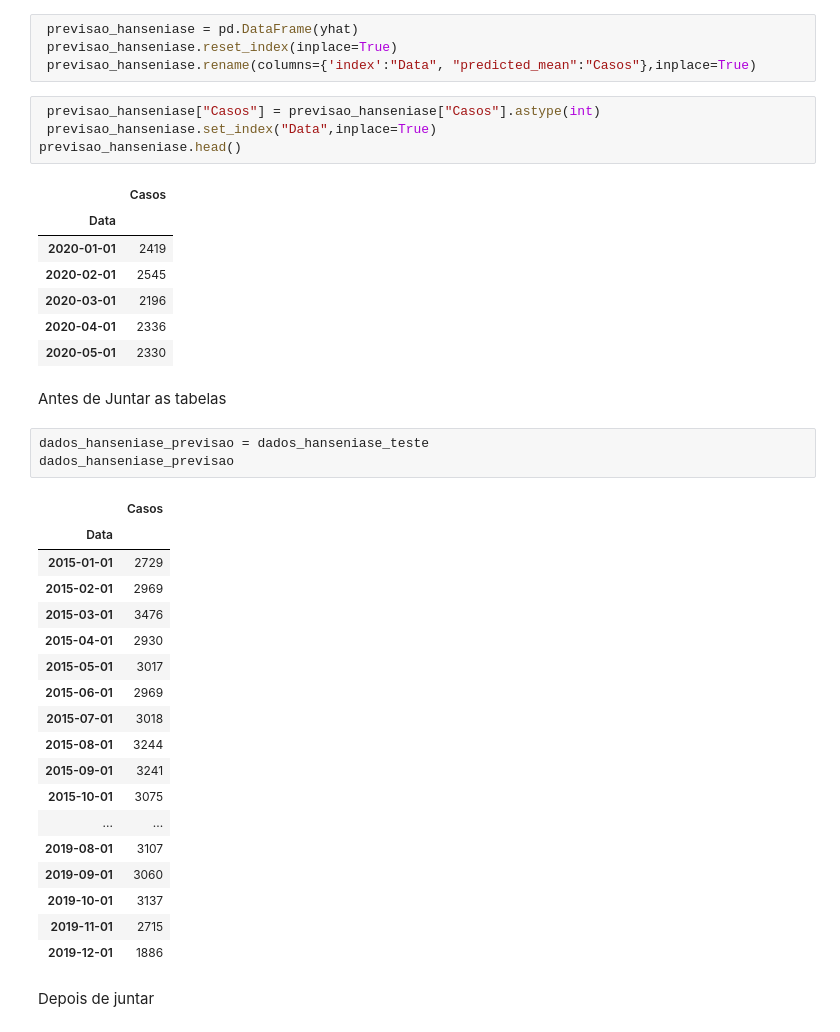
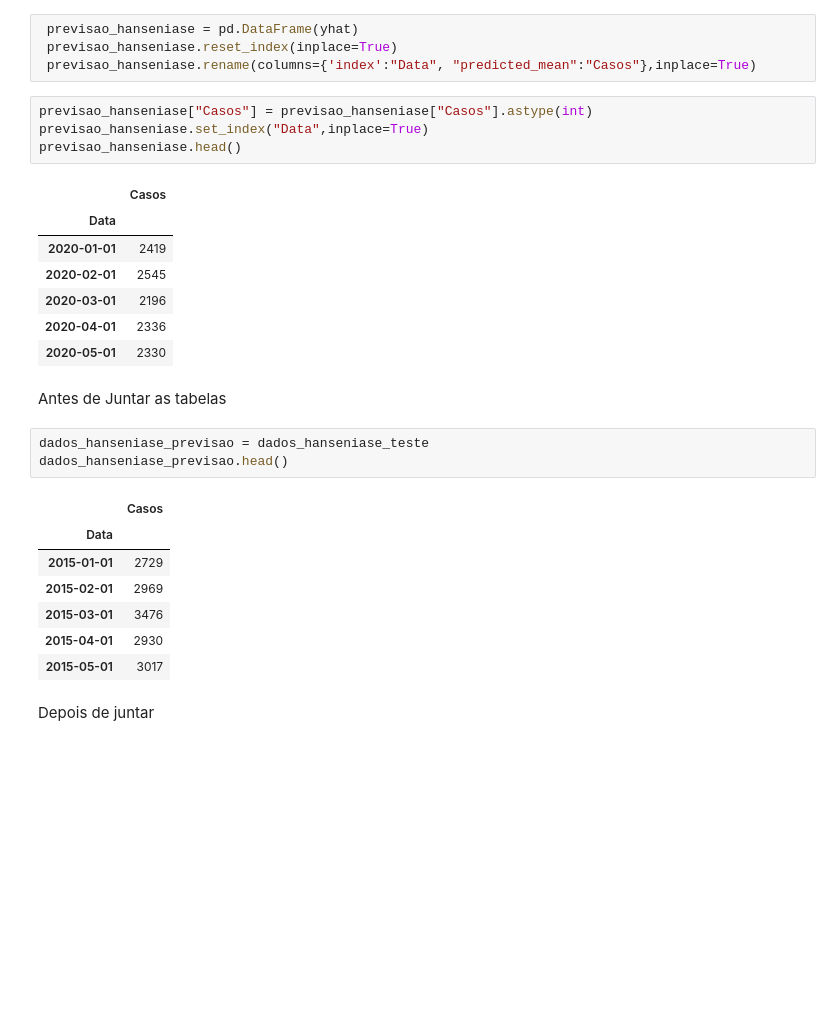
Before and after one commit to MatheusOrange211/Bootcamp-Alura, a Jupyter notebook: SERIES_TEMPORAIS.ipynb, the cells around one changed output. Saved outputs shown, nothing was run; the diff lists cells and outputs as text; blank space fills up the shorter version.

```diff
--- a/SERIES_TEMPORAIS.ipynb
+++ b/SERIES_TEMPORAIS.ipynb
@@ -713,8 +702,8 @@ Transformo para dataframe, depois formato da forma a depois adicionar no datafra
  previsao_hanseniase.reset_index(inplace=True)
  previsao_hanseniase.rename(columns={'index':"Data", "predicted_mean":"Casos"},inplace=True)
 # %%
- previsao_hanseniase["Casos"] = previsao_hanseniase["Casos"].astype(int)
- previsao_hanseniase.set_index("Data",inplace=True)
+previsao_hanseniase["Casos"] = previsao_hanseniase["Casos"].astype(int)
+previsao_hanseniase.set_index("Data",inplace=True)
 previsao_hanseniase.head()
 # %% [output]
 |  | Casos |
@@ -728,26 +717,15 @@ previsao_hanseniase.head()
 Antes de Juntar as tabelas
 # %%
 dados_hanseniase_previsao = dados_hanseniase_teste
-dados_hanseniase_previsao
+dados_hanseniase_previsao.head()
 # %% [output]
 |  | Casos |
 | Data |  |
 | 2015-01-01 | 2729 |
 | 2015-02-01 | 2969 |
 | 2015-03-01 | 3476 |
 | 2015-04-01 | 2930 |
 | 2015-05-01 | 3017 |
-| 2015-06-01 | 2969 |
-| 2015-07-01 | 3018 |
-| 2015-08-01 | 3244 |
-| 2015-09-01 | 3241 |
-| 2015-10-01 | 3075 |
-| ... | ... |
-| 2019-08-01 | 3107 |
-| 2019-09-01 | 3060 |
-| 2019-10-01 | 3137 |
-| 2019-11-01 | 2715 |
-| 2019-12-01 | 1886 |
 # %% [markdown]
 Depois de juntar
 # %%
```
Also changed, not shown: parts of 55 cells of this notebook.
